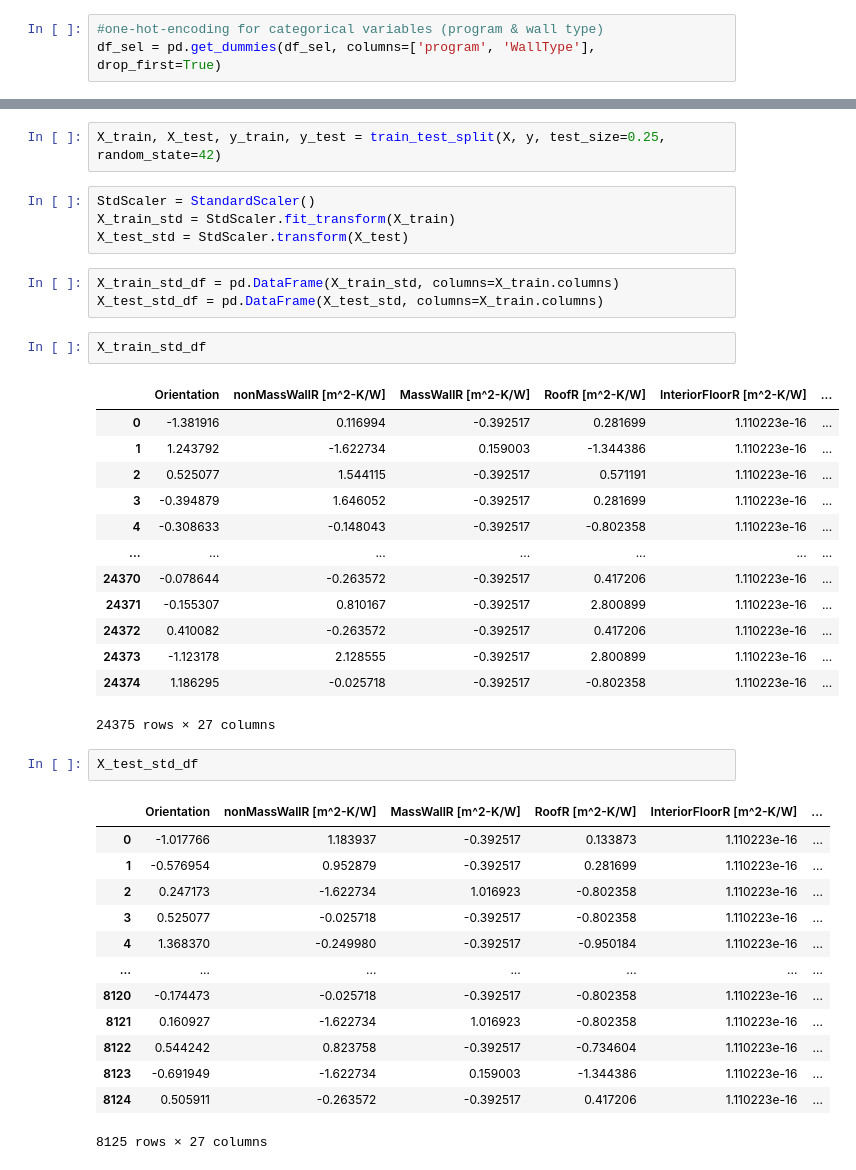
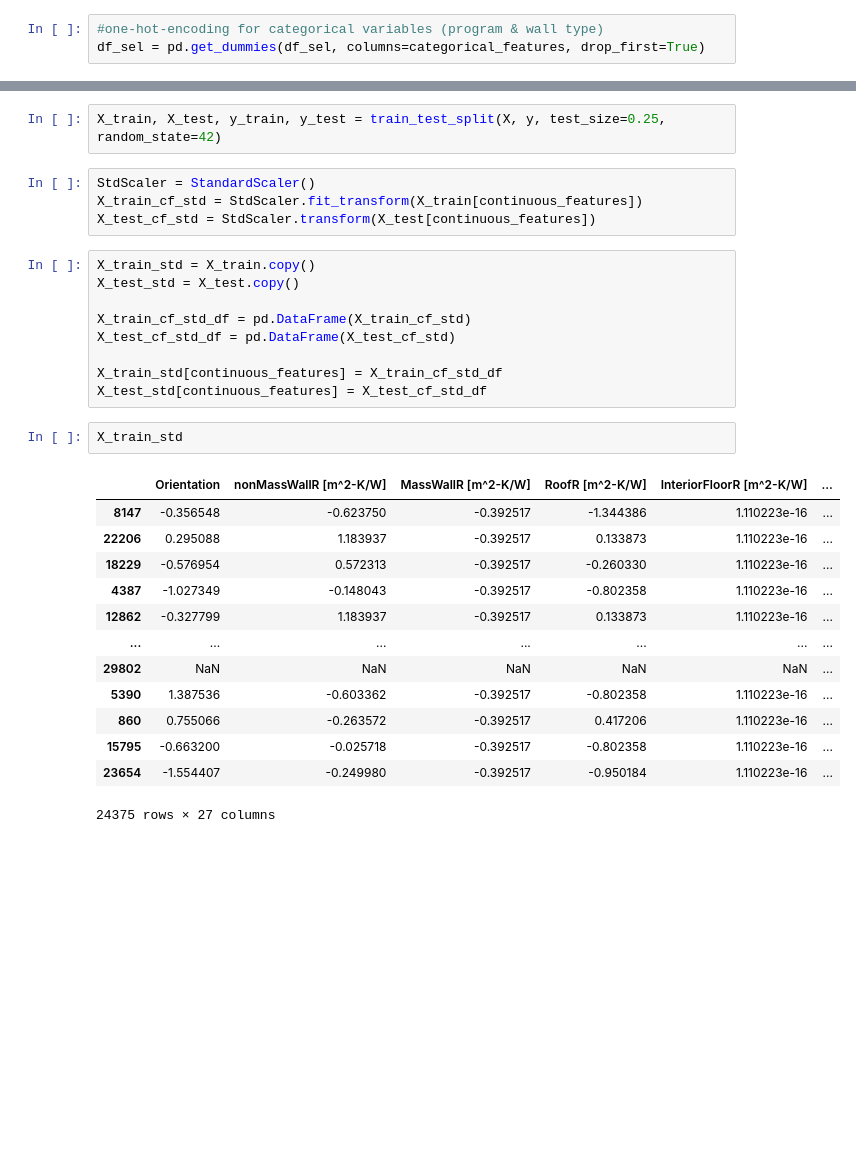
Before and after one commit to snwnkang/CS109A_Final, a Jupyter notebook: Final_Project_CS109.ipynb, the cells around one changed output, grey strips where cells are left out. Drawn from its saved outputs; the diff is of its cells as text; blank space fills up the shorter version.

```diff
--- a/Final_Project_CS109.ipynb
+++ b/Final_Project_CS109.ipynb
@@ -216,7 +216,7 @@ categorical_features = ['program', 'WallType']
 continuous_features = [col for col in df_sel.columns if col not in (categorical_features + ['OE'])]
 # %%
 #one-hot-encoding for categorical variables (program & wall type)
-df_sel = pd.get_dummies(df_sel, columns=['program', 'WallType'], drop_first=True)
+df_sel = pd.get_dummies(df_sel, columns=categorical_features, drop_first=True)
 # %%
 df_sel
 # %% [output]
@@ -240,40 +240,30 @@ y = df_sel['OE']
 X_train, X_test, y_train, y_test = train_test_split(X, y, test_size=0.25, random_state=42)
 # %%
 StdScaler = StandardScaler()
-X_train_std = StdScaler.fit_transform(X_train)
-X_test_std = StdScaler.transform(X_test)
+X_train_cf_std = StdScaler.fit_transform(X_train[continuous_features])
+X_test_cf_std = StdScaler.transform(X_test[continuous_features])
-# %%
-X_train_std_df = pd.DataFrame(X_train_std, columns=X_train.columns)
-X_test_std_df = pd.DataFrame(X_test_std, columns=X_train.columns)
-# %%
-X_train_std_df
-# %% [output]
-|  | Orientation | nonMassWallR [m^2-K/W] | MassWallR [m^2-K/W] | RoofR [m^2-K/W] | InteriorFloorR [m^2-K/W] | ... |
-| 0 | -1.381916 | 0.116994 | -0.392517 | 0.281699 | 1.110223e-16 | ... |
-| 1 | 1.243792 | -1.622734 | 0.159003 | -1.344386 | 1.110223e-16 | ... |
-| 2 | 0.525077 | 1.544115 | -0.392517 | 0.571191 | 1.110223e-16 | ... |
-| 3 | -0.394879 | 1.646052 | -0.392517 | 0.281699 | 1.110223e-16 | ... |
-| 4 | -0.308633 | -0.148043 | -0.392517 | -0.802358 | 1.110223e-16 | ... |
-| ... | ... | ... | ... | ... | ... | ... |
-| 24370 | -0.078644 | -0.263572 | -0.392517 | 0.417206 | 1.110223e-16 | ... |
-| 24371 | -0.155307 | 0.810167 | -0.392517 | 2.800899 | 1.110223e-16 | ... |
-| 24372 | 0.410082 | -0.263572 | -0.392517 | 0.417206 | 1.110223e-16 | ... |
-| 24373 | -1.123178 | 2.128555 | -0.392517 | 2.800899 | 1.110223e-16 | ... |
-| 24374 | 1.186295 | -0.025718 | -0.392517 | -0.802358 | 1.110223e-16 | ... |
-24375 rows × 27 columns
-# %%
-X_test_std_df
-# %% [output]
-|  | Orientation | nonMassWallR [m^2-K/W] | MassWallR [m^2-K/W] | RoofR [m^2-K/W] | InteriorFloorR [m^2-K/W] | ... |
-| 0 | -1.017766 | 1.183937 | -0.392517 | 0.133873 | 1.110223e-16 | ... |
-| 1 | -0.576954 | 0.952879 | -0.392517 | 0.281699 | 1.110223e-16 | ... |
-| 2 | 0.247173 | -1.622734 | 1.016923 | -0.802358 | 1.110223e-16 | ... |
-| 3 | 0.525077 | -0.025718 | -0.392517 | -0.802358 | 1.110223e-16 | ... |
-| 4 | 1.368370 | -0.249980 | -0.392517 | -0.950184 | 1.110223e-16 | ... |
-| ... | ... | ... | ... | ... | ... | ... |
-| 8120 | -0.174473 | -0.025718 | -0.392517 | -0.802358 | 1.110223e-16 | ... |
-| 8121 | 0.160927 | -1.622734 | 1.016923 | -0.802358 | 1.110223e-16 | ... |
-| 8122 | 0.544242 | 0.823758 | -0.392517 | -0.734604 | 1.110223e-16 | ... |
-| 8123 | -0.691949 | -1.622734 | 0.159003 | -1.344386 | 1.110223e-16 | ... |
-| 8124 | 0.505911 | -0.263572 | -0.392517 | 0.417206 | 1.110223e-16 | ... |
-8125 rows × 27 columns
+# %%
+X_train_std = X_train.copy()
+X_test_std = X_test.copy()
+
+X_train_cf_std_df = pd.DataFrame(X_train_cf_std)
+X_test_cf_std_df = pd.DataFrame(X_test_cf_std)
+
+X_train_std[continuous_features] = X_train_cf_std_df
+X_test_std[continuous_features] = X_test_cf_std_df
+# %%
+X_train_std
+# %% [output]
+|  | Orientation | nonMassWallR [m^2-K/W] | MassWallR [m^2-K/W] | RoofR [m^2-K/W] | InteriorFloorR [m^2-K/W] | ... |
+| 8147 | -0.356548 | -0.623750 | -0.392517 | -1.344386 | 1.110223e-16 | ... |
+| 22206 | 0.295088 | 1.183937 | -0.392517 | 0.133873 | 1.110223e-16 | ... |
+| 18229 | -0.576954 | 0.572313 | -0.392517 | -0.260330 | 1.110223e-16 | ... |
+| 4387 | -1.027349 | -0.148043 | -0.392517 | -0.802358 | 1.110223e-16 | ... |
+| 12862 | -0.327799 | 1.183937 | -0.392517 | 0.133873 | 1.110223e-16 | ... |
+| ... | ... | ... | ... | ... | ... | ... |
+| 29802 | NaN | NaN | NaN | NaN | NaN | ... |
+| 5390 | 1.387536 | -0.603362 | -0.392517 | -0.802358 | 1.110223e-16 | ... |
+| 860 | 0.755066 | -0.263572 | -0.392517 | 0.417206 | 1.110223e-16 | ... |
+| 15795 | -0.663200 | -0.025718 | -0.392517 | -0.802358 | 1.110223e-16 | ... |
+| 23654 | -1.554407 | -0.249980 | -0.392517 | -0.950184 | 1.110223e-16 | ... |
+24375 rows × 27 columns
```
Also changed, not shown: parts of 1 cell of this notebook.
